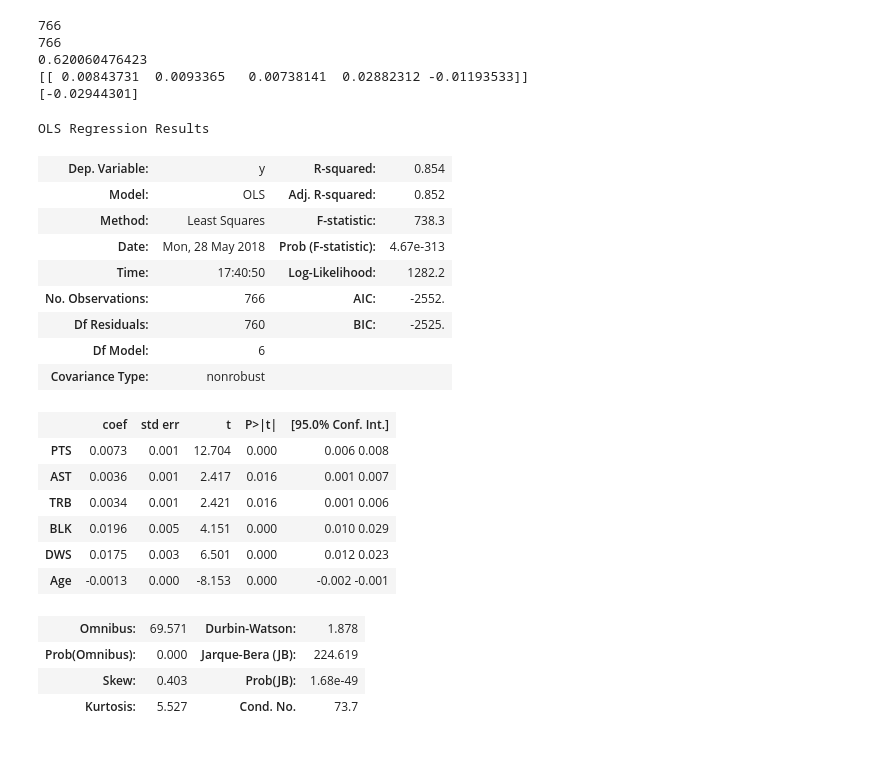
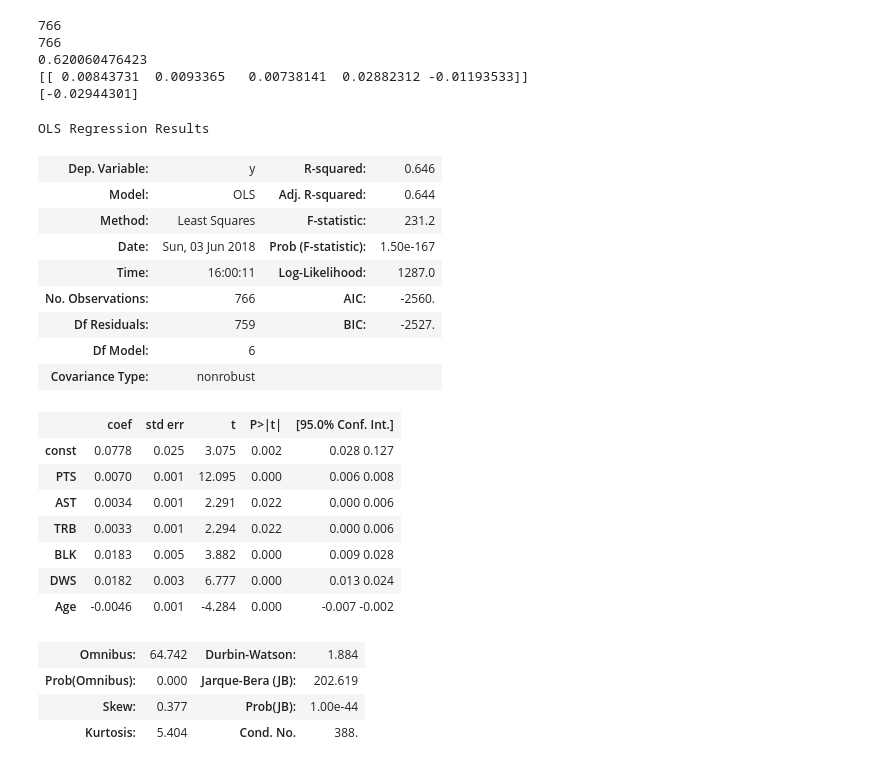
Before and after one commit to mhpagano/Springboard, a Jupyter notebook: MachineLearning_Capstone.ipynb, the cells around one changed output. Saved outputs shown, nothing was run; the diff lists cells and outputs as text; code cells hidden in the pictures.

```diff
--- a/MachineLearning_Capstone.ipynb
+++ b/MachineLearning_Capstone.ipynb
@@ -105,37 +105,39 @@ print(lm.intercept_)
 # %%
 import statsmodels.api as sm
 
 target = pd.DataFrame(df_rookie_averages['Salary%'])
 independent_vars = df_rookie_averages.loc[:,['PTS','AST','TRB','BLK','DWS','Age']]
 independent_vars.astype(float)
 independent_vars.dropna(inplace=True)
 independent_vars.describe()
 
+independent_vars = sm.add_constant(independent_vars)
 model = sm.OLS(list(target['Salary%'].astype(float)),independent_vars.astype(float)).fit()
 
 model.summary()
 # %% [output]
 OLS Regression Results
-| Dep. Variable: | y | R-squared: | 0.854 |
-| Model: | OLS | Adj. R-squared: | 0.852 |
-| Method: | Least Squares | F-statistic: | 738.3 |
-| Date: | Mon, 28 May 2018 | Prob (F-statistic): | 4.67e-313 |
-| Time: | 17:40:50 | Log-Likelihood: | 1282.2 |
-| No. Observations: | 766 | AIC: | -2552. |
-| Df Residuals: | 760 | BIC: | -2525. |
+| Dep. Variable: | y | R-squared: | 0.646 |
+| Model: | OLS | Adj. R-squared: | 0.644 |
+| Method: | Least Squares | F-statistic: | 231.2 |
+| Date: | Sun, 03 Jun 2018 | Prob (F-statistic): | 1.50e-167 |
+| Time: | 16:00:11 | Log-Likelihood: | 1287.0 |
+| No. Observations: | 766 | AIC: | -2560. |
+| Df Residuals: | 759 | BIC: | -2527. |
 | Df Model: | 6 |  |  |
 | Covariance Type: | nonrobust |  |  |
 |  | coef | std err | t | P>|t| | [95.0% Conf. Int.] |
-| PTS | 0.0073 | 0.001 | 12.704 | 0.000 | 0.006 0.008 |
-| AST | 0.0036 | 0.001 | 2.417 | 0.016 | 0.001 0.007 |
-| TRB | 0.0034 | 0.001 | 2.421 | 0.016 | 0.001 0.006 |
-| BLK | 0.0196 | 0.005 | 4.151 | 0.000 | 0.010 0.029 |
-| DWS | 0.0175 | 0.003 | 6.501 | 0.000 | 0.012 0.023 |
-| Age | -0.0013 | 0.000 | -8.153 | 0.000 | -0.002 -0.001 |
+| const | 0.0778 | 0.025 | 3.075 | 0.002 | 0.028 0.127 |
+| PTS | 0.0070 | 0.001 | 12.095 | 0.000 | 0.006 0.008 |
+| AST | 0.0034 | 0.001 | 2.291 | 0.022 | 0.000 0.006 |
+| TRB | 0.0033 | 0.001 | 2.294 | 0.022 | 0.000 0.006 |
+| BLK | 0.0183 | 0.005 | 3.882 | 0.000 | 0.009 0.028 |
+| DWS | 0.0182 | 0.003 | 6.777 | 0.000 | 0.013 0.024 |
+| Age | -0.0046 | 0.001 | -4.284 | 0.000 | -0.007 -0.002 |
-| Omnibus: | 69.571 | Durbin-Watson: | 1.878 |
-| Prob(Omnibus): | 0.000 | Jarque-Bera (JB): | 224.619 |
-| Skew: | 0.403 | Prob(JB): | 1.68e-49 |
-| Kurtosis: | 5.527 | Cond. No. | 73.7 |
+| Omnibus: | 64.742 | Durbin-Watson: | 1.884 |
+| Prob(Omnibus): | 0.000 | Jarque-Bera (JB): | 202.619 |
+| Skew: | 0.377 | Prob(JB): | 1.00e-44 |
+| Kurtosis: | 5.404 | Cond. No. | 388. |
 # %%
 f, ax = plt.subplots(figsize=(6, 6))
 
```
Also changed, not shown: parts of 20 cells of this notebook.
